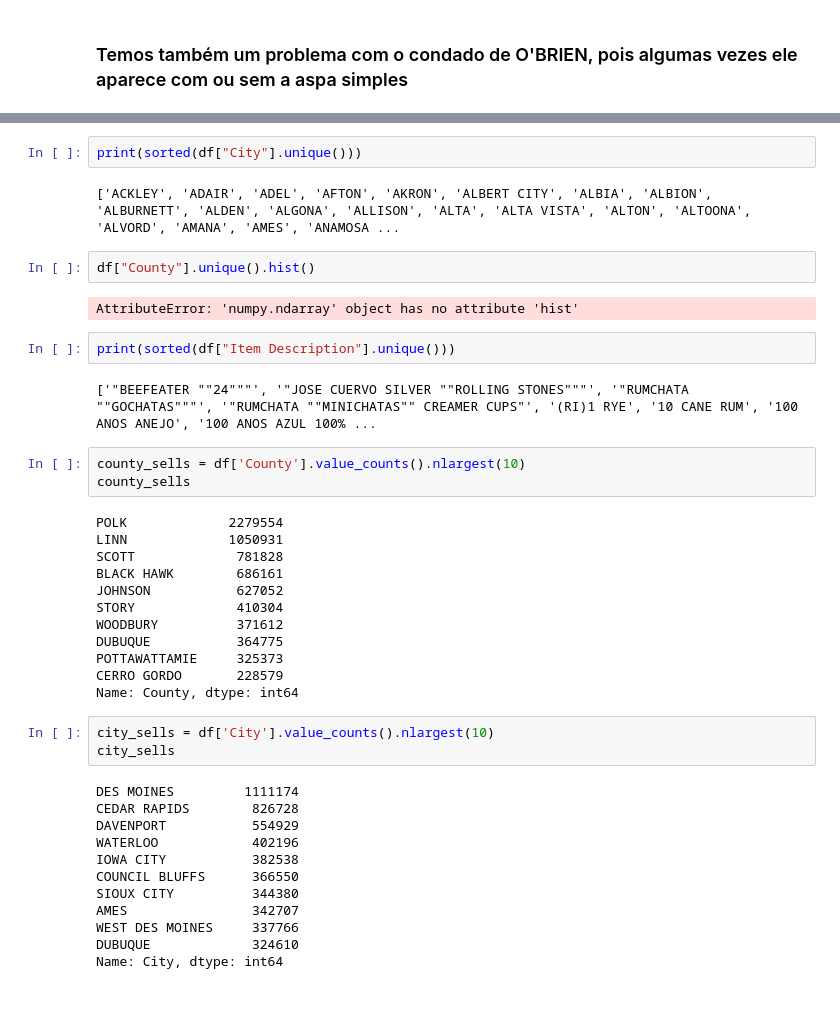
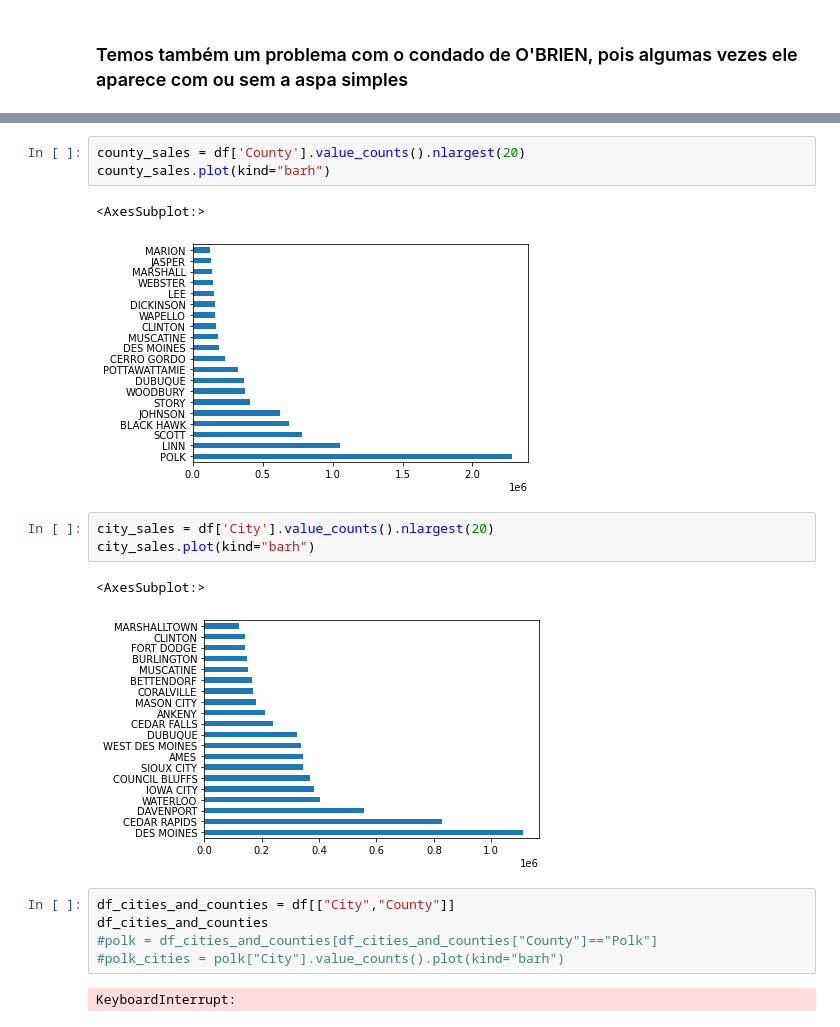
Before and after one commit to ajsalmeida/tesseract-team-future-projectliquor, a Jupyter notebook: init.ipynb, the cells around one changed output, grey strips where cells are left out. Saved outputs shown, nothing was run; the diff lists cells and outputs as text; blank space fills up the shorter version.

```diff
--- a/init.ipynb
+++ b/init.ipynb
@@ -187,42 +174,19 @@ df.describe()
-# %%
-print(sorted(df["City"].unique()))
-# %% [output]
-['ACKLEY', 'ADAIR', 'ADEL', 'AFTON', 'AKRON', 'ALBERT CITY', 'ALBIA', 'ALBION', 'ALBURNETT', 'ALDEN', 'ALGONA', 'ALLISON', 'ALTA', 'ALTA VISTA', 'ALTON', 'ALTOONA', 'ALVORD', 'AMANA', 'AMES', 'ANAMOSA ...
-# %%
-df["County"].unique().hist()
-# %% [output]
-AttributeError: 'numpy.ndarray' object has no attribute 'hist'
-# %%
-print(sorted(df["Item Description"].unique()))
-# %% [output]
-['"BEEFEATER ""24"""', '"JOSE CUERVO SILVER ""ROLLING STONES"""', '"RUMCHATA ""GOCHATAS"""', '"RUMCHATA ""MINICHATAS"" CREAMER CUPS"', '(RI)1 RYE', '10 CANE RUM', '100 ANOS ANEJO', '100 ANOS AZUL 100% ...
 # %%
-county_sells = df['County'].value_counts().nlargest(10)
-county_sells
+county_sales = df['County'].value_counts().nlargest(20)
+county_sales.plot(kind="barh")
 # %% [output]
-POLK             2279554
-LINN             1050931
-SCOTT             781828
-BLACK HAWK        686161
-JOHNSON           627052
-STORY             410304
-WOODBURY          371612
-DUBUQUE           364775
-POTTAWATTAMIE     325373
-CERRO GORDO       228579
-Name: County, dtype: int64
+<AxesSubplot:>
+[figure, added]
 # %%
-city_sells = df['City'].value_counts().nlargest(10)
-city_sells
+city_sales = df['City'].value_counts().nlargest(20)
+city_sales.plot(kind="barh")
 # %% [output]
-DES MOINES         1111174
-CEDAR RAPIDS        826728
-DAVENPORT           554929
-WATERLOO            402196
-IOWA CITY           382538
-COUNCIL BLUFFS      366550
-SIOUX CITY          344380
-AMES                342707
-WEST DES MOINES     337766
-DUBUQUE             324610
-Name: City, dtype: int64
+<AxesSubplot:>
+[figure, added]
+# %%
+df_cities_and_counties = df[["City","County"]]
+df_cities_and_counties
+#polk = df_cities_and_counties[df_cities_and_counties["County"]=="Polk"]
+#polk_cities = polk["City"].value_counts().plot(kind="barh")
+# %% [output]
+KeyboardInterrupt:
```
Also changed, not shown: parts of 7 cells of this notebook.
